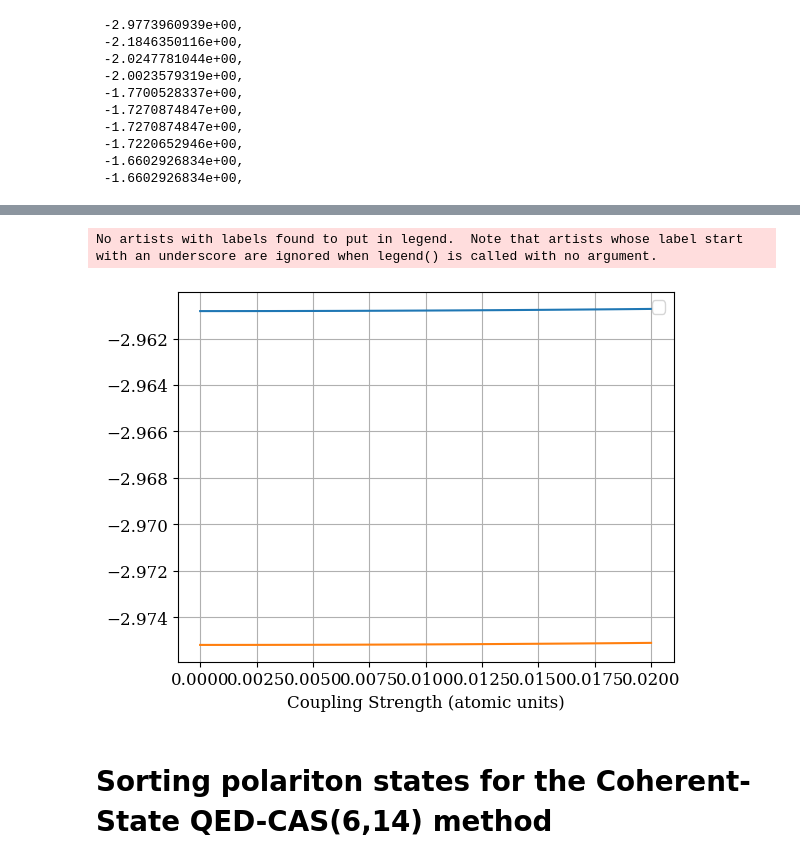
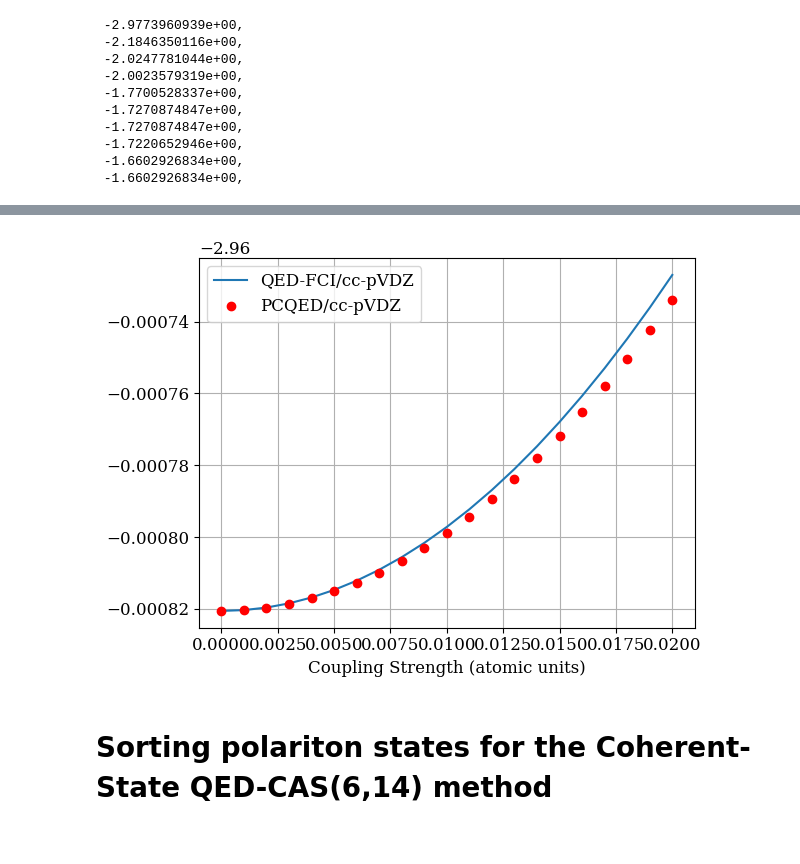
Before and after one commit to boss-bee/data_repository, a Jupyter notebook: json_scripts/HHe+_json_reader.ipynb, the cells around one changed output, grey strips where cells are left out. Drawn from its saved outputs; the diff is of its cells as text; code cells hidden in the pictures.

```diff
--- a/json_scripts/HHe+_json_reader.ipynb
+++ b/json_scripts/HHe+_json_reader.ipynb
@@ -14,6 +14,12 @@ rcParams['font.size'] = 12
 filedz ="HHe+_lambda_qed-fci_cc-pVDZ_photon_number_basis_10_omega_0.976056825139936.json"
 filetz ="HHe+_lambda_qed-fci_cc-pVTZ_photon_number_basis_10_omega_0.9654959009.json"
 fileqz ="HHe+_lambda_qed-fci_cc-pVQZ_photon_number_basis_10_omega_0.9637811053.json"
+
+rfile = "HHe+_cc-pVDZ_PCQED_10_0.9760568251.json"
+
+
+rdata = json.load(open(rfile))
+r_energydz = np.array(rdata["return_result"])
 
 datadz = json.load(open(filedz))
 energydz = np.array(datadz["return_result"])
@@ -50,20 +76,19 @@ for i in range(10):
 # %%
 
 
 #plt.plot(l_array[:,2], energy[:,0])
-plt.plot(l_arraydz[:,2], energydz[:,0])
-plt.plot(l_arraydz[:,2], energytz[:,0])
+plt.plot(l_arraydz[:,2], energydz[:,0], label="QED-FCI/cc-pVDZ")
+plt.plot(l_arraydz[:,2], r_energydz[:,0], 'ro', label="PCQED/cc-pVDZ")
 #plt.yscale("log")
 plt.xlabel("Coupling Strength (atomic units)")
 #plt.ylabel("Error (Hartrees)")
 #plt.ylim(5e-4, 1e-1)
 plt.legend()
 plt.grid()
 #plt.xlim(0, 0.05)
 plt.show()
 # %% [output]
-No artists with labels found to put in legend.  Note that artists whose label start with an underscore are ignored when legend() is called with no argument.
-[figure, old version]
+[figure, new version]
 # %% [markdown]
 # Sorting polariton states for the Coherent-State QED-CAS(6,14) method
 # %% [markdown]
```
Also changed, not shown: parts of 1 cell of this notebook, 3 other files.
